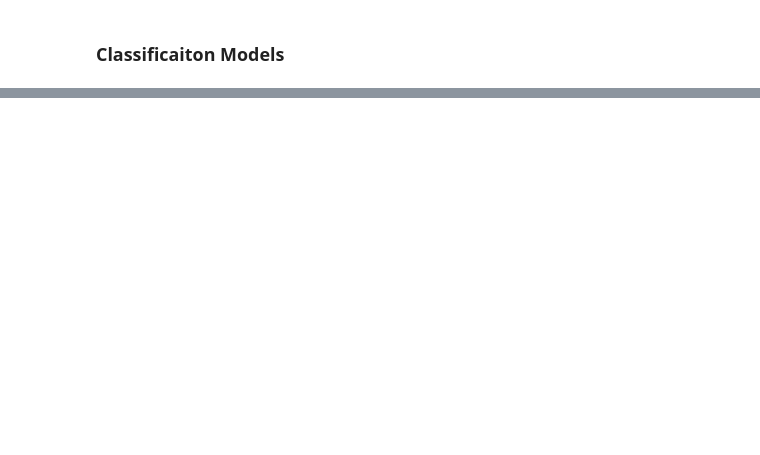
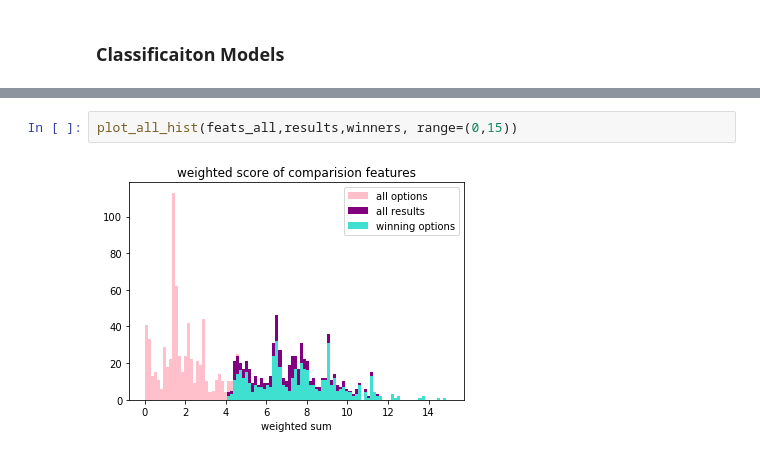
Before and after one commit to catalyst-cooperative/rmi-ferc1-eia, a Jupyter notebook: notebooks/ferc_eia_connections.ipynb, the cells around one changed output, grey strips where cells are left out. Saved outputs shown, nothing was run; the diff lists cells and outputs as text; blank space fills up the shorter version.

```diff
--- a/notebooks/ferc_eia_connections.ipynb
+++ b/notebooks/ferc_eia_connections.ipynb
@@ -394,0 +257,4 @@ pd.DataFrame(index=predict_all)
+# %%
+plot_all_hist(feats_all,results,winners, range=(0,15))
+# %% [output]
+[figure, added]
```
Also changed, not shown: parts of 45 cells of this notebook, 6 other files.
